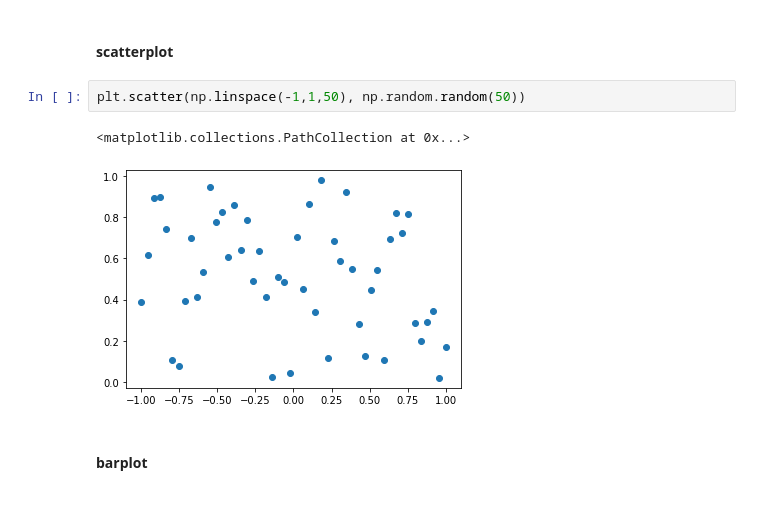
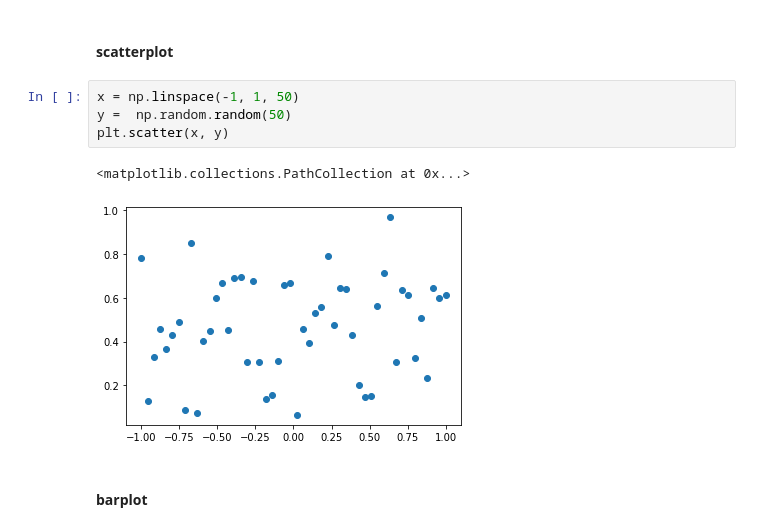
Before and after one commit to AgnesGru/Statistics_in_Python, a Jupyter notebook: Data Analysis.ipynb, the cells around one changed output. Saved outputs shown, nothing was run; the diff lists cells and outputs as text; blank space fills up the shorter version.

```diff
--- a/Data Analysis.ipynb
+++ b/Data Analysis.ipynb
@@ -198,9 +198,11 @@ df.age.kurt() # positive curtosis = ostry pik a negative curtosis = płaski rozk
 # %% [markdown]
 #### scatterplot
 # %%
-plt.scatter(np.linspace(-1,1,50), np.random.random(50))
+x = np.linspace(-1, 1, 50)
+y =  np.random.random(50)
+plt.scatter(x, y)
 # %% [output]
 <matplotlib.collections.PathCollection at 0x...>
-[figure, old version]
+[figure, new version]
 # %% [markdown]
 #### barplot
```
Also changed, not shown: parts of 16 cells of this notebook.
